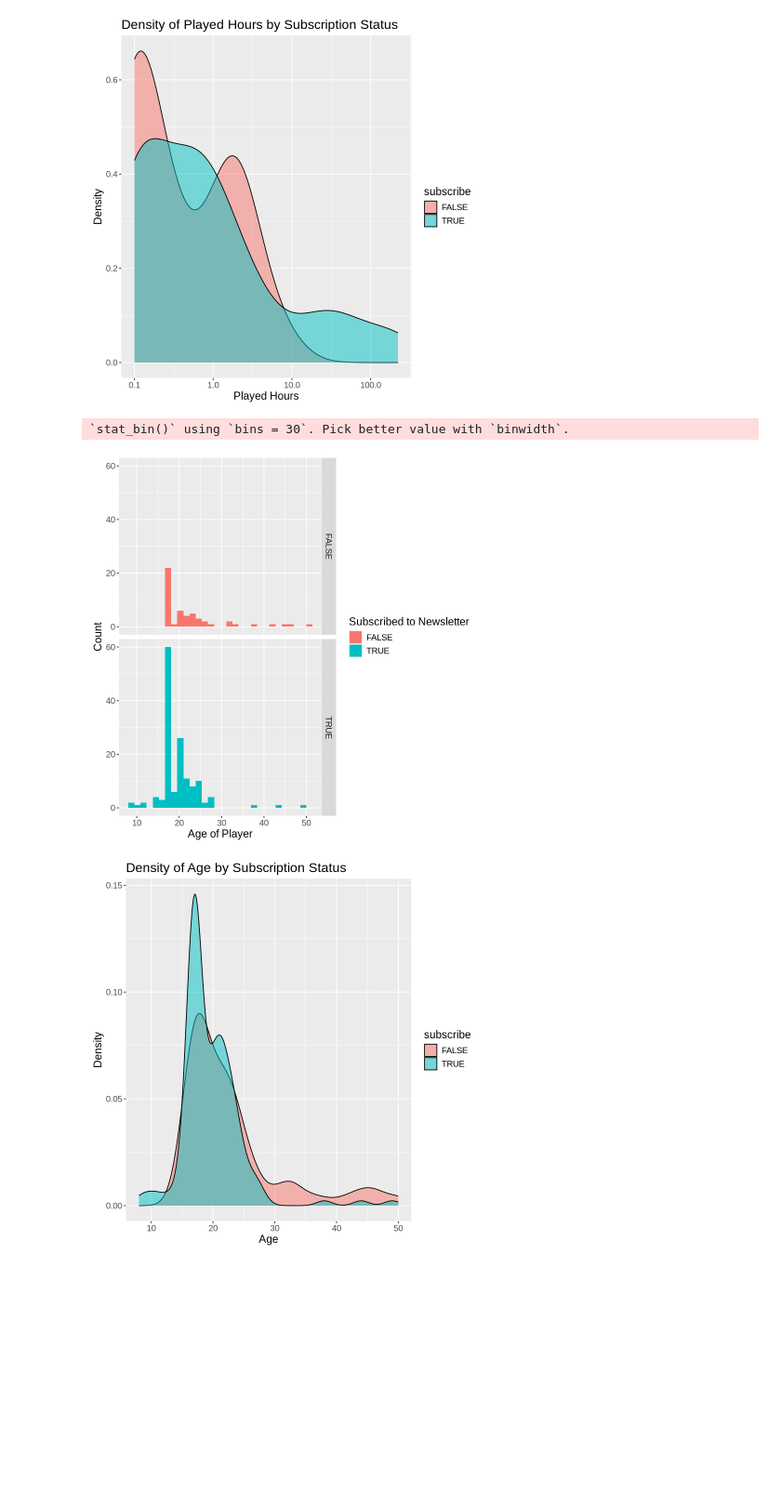
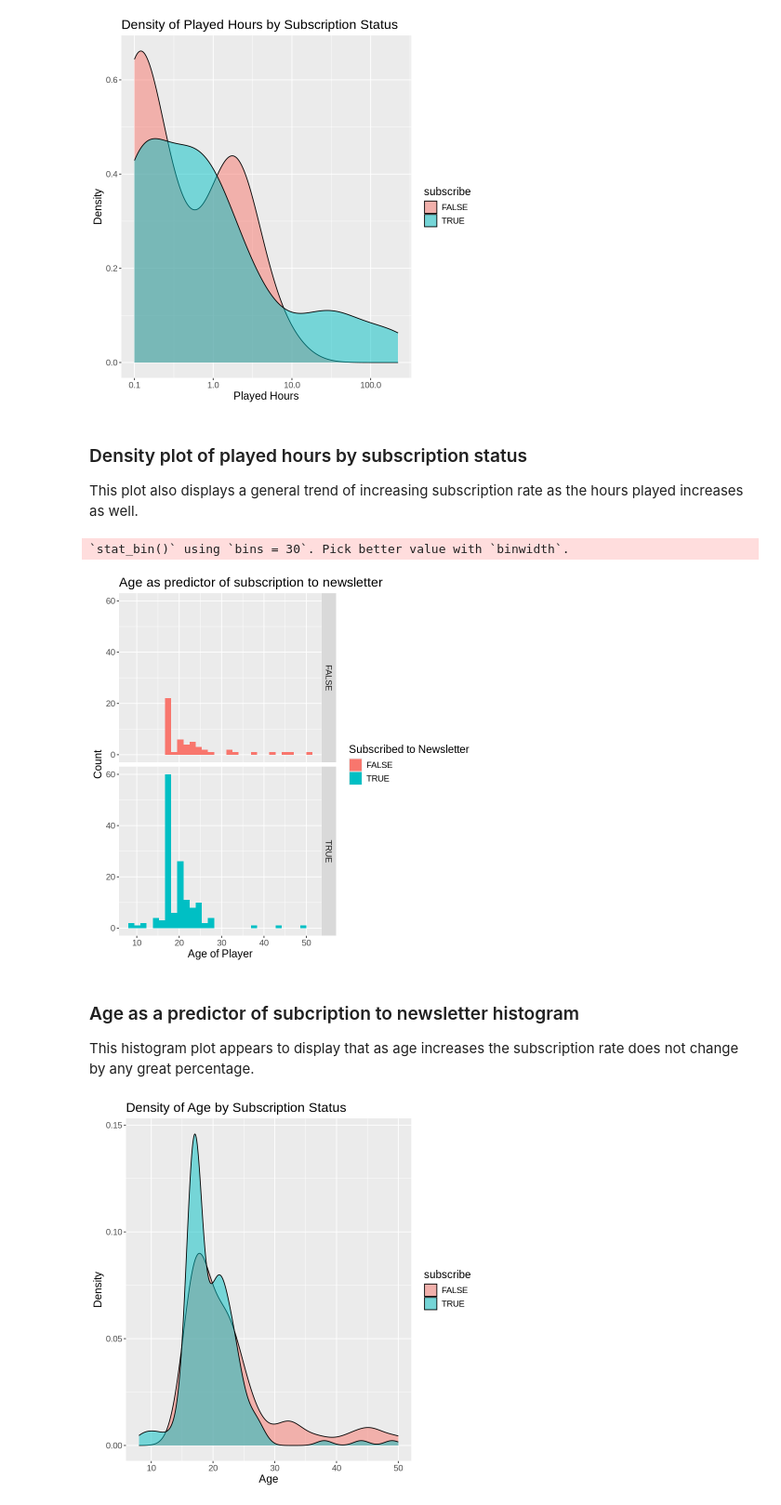
Before and after one commit to g-amadorz/dsci-project, a Jupyter notebook: Players_clean.ipynb, the cells around one changed output. Shown at 93% size. Cells and saved outputs as stored; diff of their text form; code cells hidden in the pictures; blank space fills up the shorter version.

```diff
--- a/Players_clean.ipynb
+++ b/Players_clean.ipynb
@@ -161,18 +165,25 @@ Warning message:
 “Removed 85 rows containing non-finite outside the scale range
 (`stat_density()`).”
 [figure]
+# %% [markdown]
+### Density plot of played hours by subscription status
+This plot also displays a general trend of increasing subscription rate as the hours played increases as well.
 # %%
 age_hist <- players_clean |>
     ggplot(aes(x = age, fill = subscribe)) +
     geom_histogram() +
     facet_grid(rows=vars(subscribe)) +
     labs(x = "Age of Player", fill = "Subscribed to Newsletter", y = "Count") +
+    ggtitle("Age as predictor of subscription to newsletter")+
     theme(text = element_text(size = 14))
 
 age_hist
 # %% [output]
 `stat_bin()` using `bins = 30`. Pick better value with `binwidth`.
-[figure, old version]
+[figure, new version]
+# %% [markdown]
+### Age as a predictor of subcription to newsletter histogram
+This histogram plot appears to display that as age increases the subscription rate does not change by any great percentage.
 # %%
 age_density_plot <- players_clean |>
   ggplot(aes(x = age, fill = subscribe)) +
```
Also changed, not shown: parts of 8 cells of this notebook.
